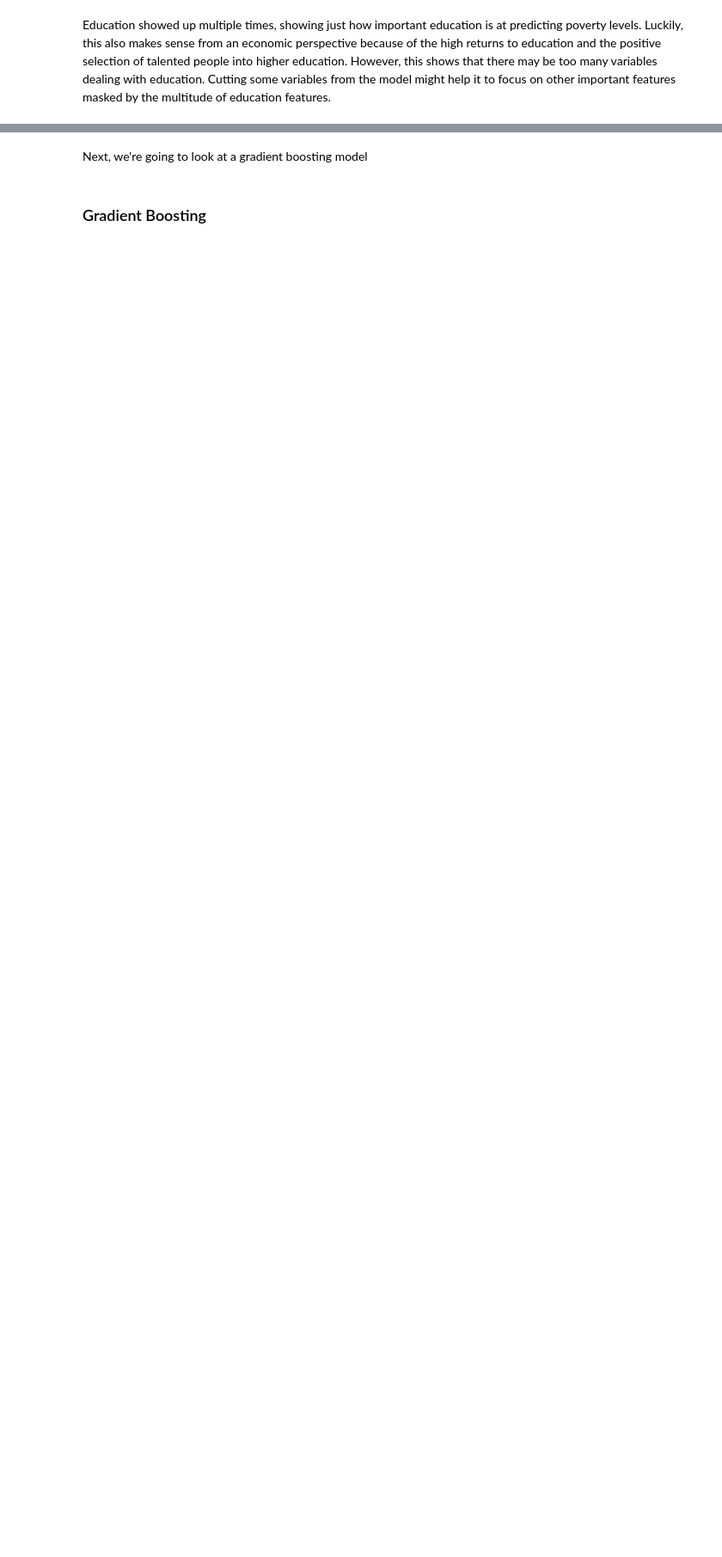
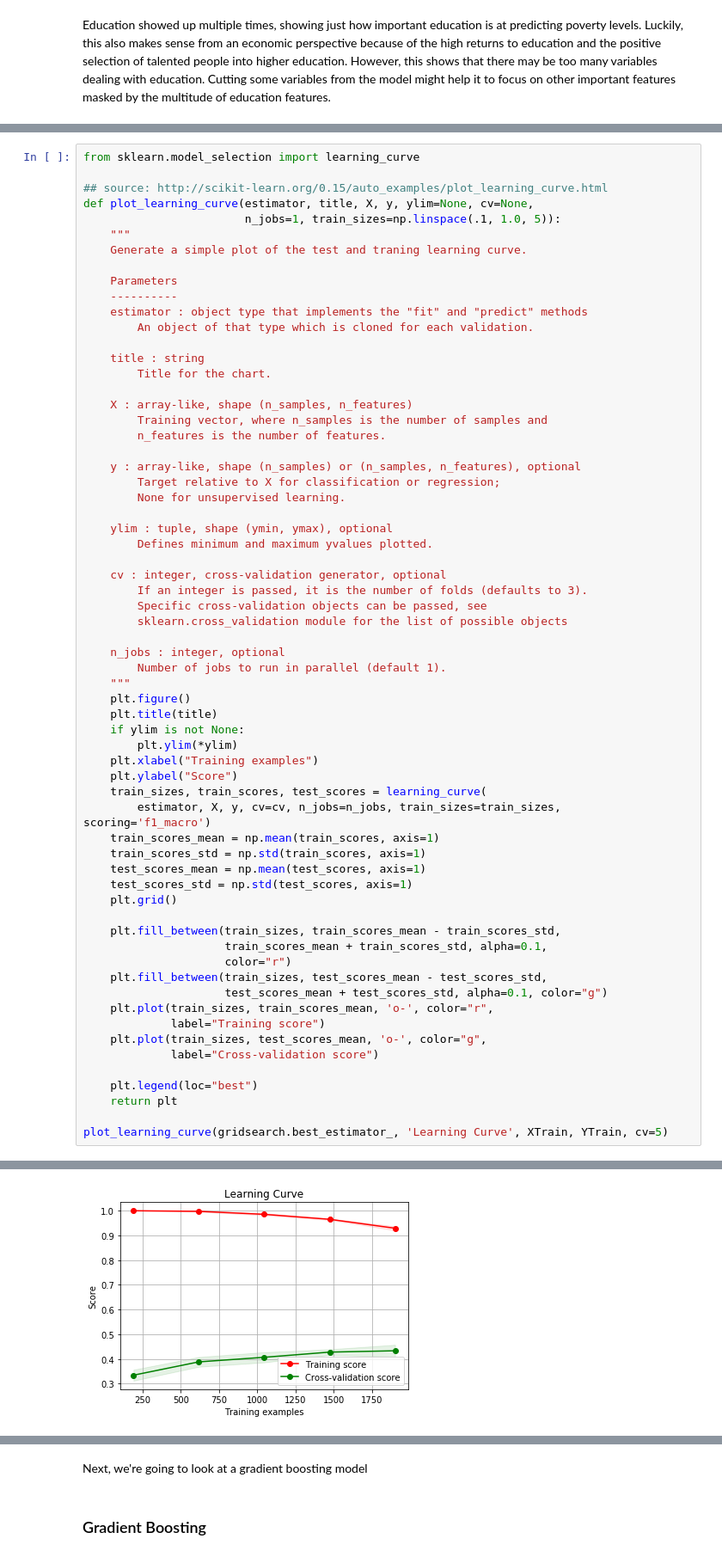
Before and after one commit to nickgrasley/appliedMachineLearning, a Jupyter notebook: hw4/hw4.ipynb, the cells around one changed output, grey strips where cells are left out. Shown at 86% size. Cells and saved outputs as stored; diff of their text form; blank space fills up the shorter version.

Commit message:
Added learning curve and more storytelling

```diff
--- a/hw4/hw4.ipynb
+++ b/hw4/hw4.ipynb
@@ -778,0 +781,65 @@ Education showed up multiple times, showing just how important education is at p
+# %%
+from sklearn.model_selection import learning_curve
+
+## source: http://scikit-learn.org/0.15/auto_examples/plot_learning_curve.html
+def plot_learning_curve(estimator, title, X, y, ylim=None, cv=None,
+                        n_jobs=1, train_sizes=np.linspace(.1, 1.0, 5)):
+    """
+    Generate a simple plot of the test and traning learning curve.
+
+    Parameters
+    ----------
+    estimator : object type that implements the "fit" and "predict" methods
+        An object of that type which is cloned for each validation.
+
+    title : string
+        Title for the chart.
+
+    X : array-like, shape (n_samples, n_features)
+        Training vector, where n_samples is the number of samples and
+        n_features is the number of features.
+
+    y : array-like, shape (n_samples) or (n_samples, n_features), optional
+        Target relative to X for classification or regression;
+        None for unsupervised learning.
+
+    ylim : tuple, shape (ymin, ymax), optional
+        Defines minimum and maximum yvalues plotted.
+
+    cv : integer, cross-validation generator, optional
+        If an integer is passed, it is the number of folds (defaults to 3).
+        Specific cross-validation objects can be passed, see
+        sklearn.cross_validation module for the list of possible objects
+
+    n_jobs : integer, optional
+        Number of jobs to run in parallel (default 1).
+    """
+    plt.figure()
+    plt.title(title)
+    if ylim is not None:
+        plt.ylim(*ylim)
+    plt.xlabel("Training examples")
+    plt.ylabel("Score")
+    train_sizes, train_scores, test_scores = learning_curve(
+        estimator, X, y, cv=cv, n_jobs=n_jobs, train_sizes=train_sizes, scoring='f1_macro')
+    train_scores_mean = np.mean(train_scores, axis=1)
+    train_scores_std = np.std(train_scores, axis=1)
+    test_scores_mean = np.mean(test_scores, axis=1)
+    test_scores_std = np.std(test_scores, axis=1)
+    plt.grid()
+
+    plt.fill_between(train_sizes, train_scores_mean - train_scores_std,
+                     train_scores_mean + train_scores_std, alpha=0.1,
+                     color="r")
+    plt.fill_between(train_sizes, test_scores_mean - test_scores_std,
+                     test_scores_mean + test_scores_std, alpha=0.1, color="g")
+    plt.plot(train_sizes, train_scores_mean, 'o-', color="r",
+             label="Training score")
+    plt.plot(train_sizes, test_scores_mean, 'o-', color="g",
+             label="Cross-validation score")
+
+    plt.legend(loc="best")
+    return plt
+
+plot_learning_curve(gridsearch.best_estimator_, 'Learning Curve', XTrain, YTrain, cv=5)
+# %% [output]
@@ -778,0 +847 @@ Education showed up multiple times, showing just how important education is at p
+[figure, added]
```
Also changed, not shown: parts of 4 cells of this notebook.
